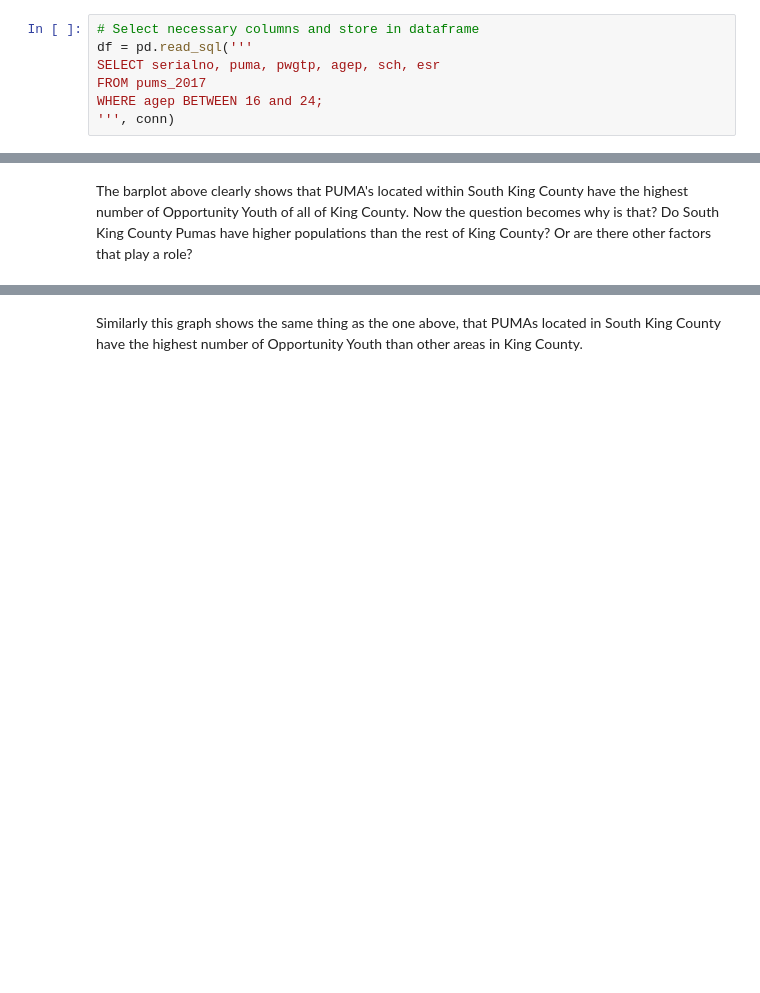
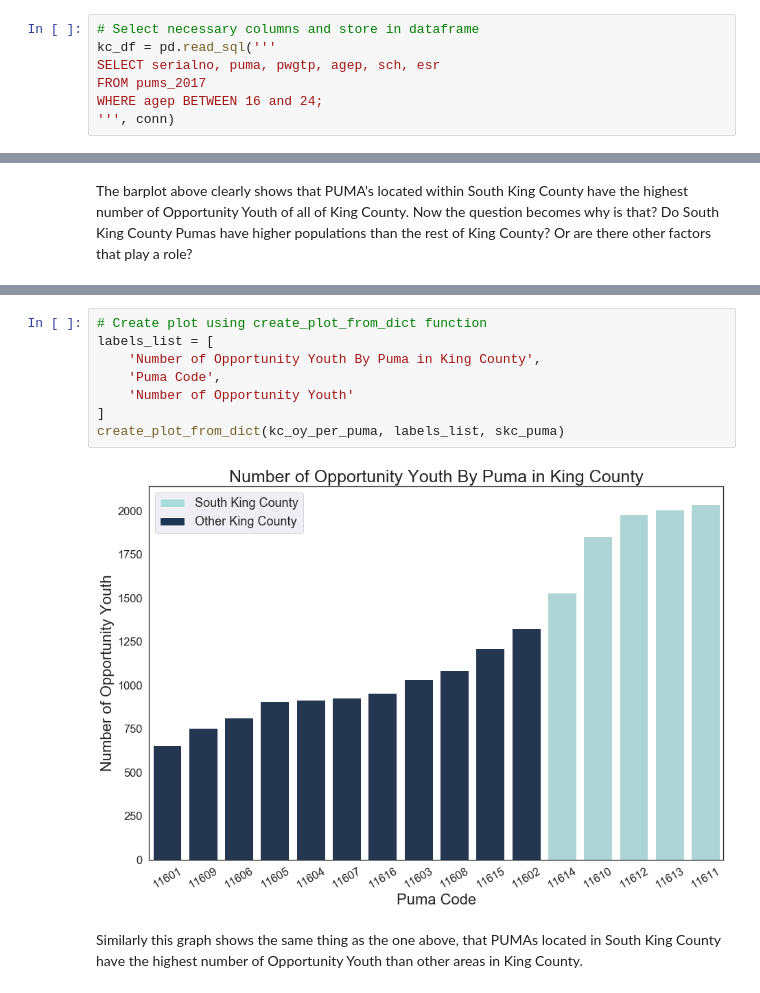
Before and after one commit to chum46/mod-1-project-chicago-seattle-ds-051120, a Jupyter notebook: notebooks/exploratory/06_mc_oy_estimate_viz.ipynb, the cells around one changed output, grey strips where cells are left out. Drawn from its saved outputs; the diff is of its cells as text; blank space fills up the shorter version.

```diff
--- a/notebooks/exploratory/06_mc_oy_estimate_viz.ipynb
+++ b/notebooks/exploratory/06_mc_oy_estimate_viz.ipynb
@@ -35,7 +35,7 @@ Now that I have imported the dataset, I can select the columns needed for my ana
 Since I am only interested in those whose age is between 16 and 24, those are the only ages I will select from the dataset.
 # %%
 # Select necessary columns and store in dataframe
-df = pd.read_sql('''
+kc_df = pd.read_sql('''
 SELECT serialno, puma, pwgtp, agep, sch, esr
 FROM pums_2017
 WHERE agep BETWEEN 16 and 24;
@@ -213,3 +229,13 @@ splot.legend(n, labels, loc='0', fontsize=18);
+# %%
+# Create plot using create_plot_from_dict function
+labels_list = [
+    'Number of Opportunity Youth By Puma in King County',
+    'Puma Code',
+    'Number of Opportunity Youth'
+]
+create_plot_from_dict(kc_oy_per_puma, labels_list, skc_puma)
+# %% [output]
+[figure, added]
 # %% [markdown]
 Similarly this graph shows the same thing as the one above, that PUMAs located in South King County have the highest number of Opportunity Youth than other areas in King County.
 # %% [markdown]
```
Also changed, not shown: parts of 22 cells of this notebook.
